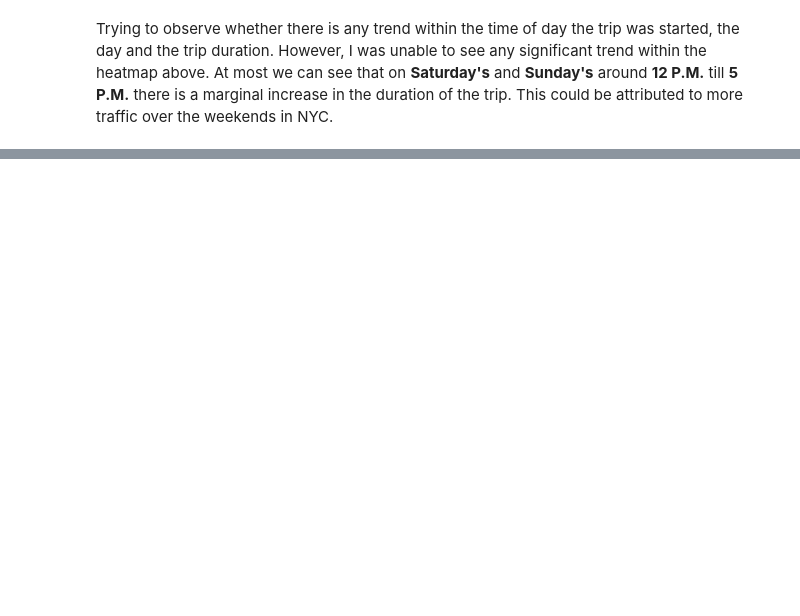
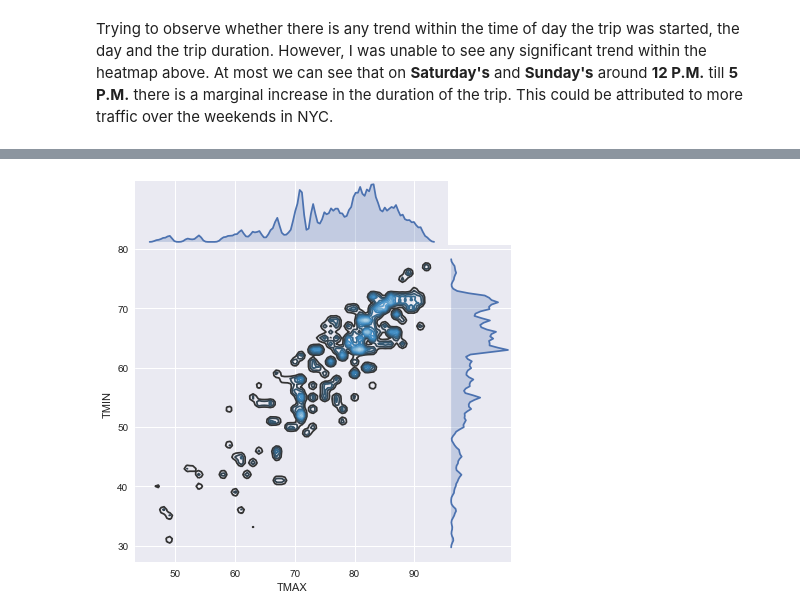
Before and after one commit to arjunsehgal93/citi-exploration, a Jupyter notebook: Citi-Exploration.ipynb, the cells around one changed output, grey strips where cells are left out. Saved outputs shown, nothing was run; the diff lists cells and outputs as text; code cells hidden in the pictures; blank space fills up the shorter version.

```diff
--- a/Citi-Exploration.ipynb
+++ b/Citi-Exploration.ipynb
@@ -355,0 +433,7 @@ pd.merge(NYC_citi, , left_on='subject_id', right_on='subject_id')
+# %%
+%%time
+g = sns.JointGrid(x="TMAX", y="TMIN", data=temp_rides, space=0)
+g = g.plot_joint(sns.kdeplot, cmap="Blues_d")
+Fro tg = g.plot_marginals(sns.kdeplot, shade=True)
+# %% [output]
+[figure, added]
```
Also changed, not shown: parts of 35 cells of this notebook.
